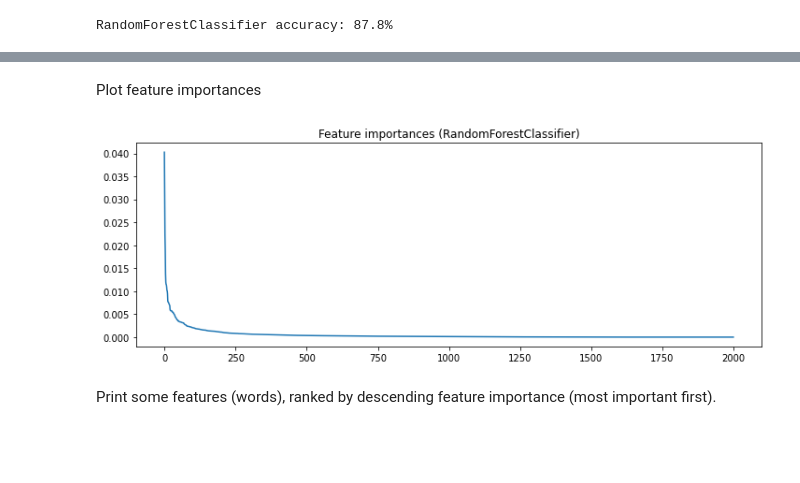
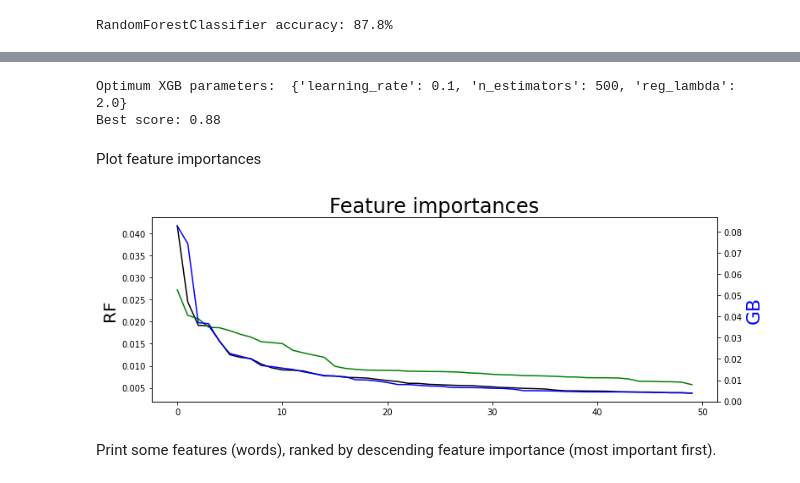
Before and after one commit to Frederic-vW/arXiv-vs-snarXiv, a Jupyter notebook: snarxiv_learn.ipynb, the cells around one changed output, grey strips where cells are left out. Drawn from its saved outputs; the diff is of its cells as text; code cells hidden in the pictures; blank space fills up the shorter version.

```diff
--- a/snarxiv_learn.ipynb
+++ b/snarxiv_learn.ipynb
@@ -356,0 +500,18 @@ RandomForestClassifier accuracy: 87.8%
+# %%
+#gamma=0.1, learning_rate=0.05, max_delta_step=0, max_depth=8,
+#   min_child_weight=6, missing=None, n_estimators=250, nthread=8,
+#   objective='binary:logistic', reg_alpha=0, reg_lambda=1,
+#   scale_pos_weight=1, seed=0, silent=False, subsample=0.9)
+import xgboost as xgb
+from xgboost import XGBClassifier
+
+gs_xgc = GridSearchCV(
+    XGBClassifier(verbose_eval=False),
+    param_grid={
+        'n_estimators': [100, 200, 300, 400, 500],
+        'learning_rate': [0.01, 0.1, 0.5, 1.0],
+        'reg_lambda' : [0.1, 0.5, 1.0, 2.0],
+    },
+    return_train_score=True,
+)
+gs_xgc.fit(X_train, y_train) # , eval_metric='binary:logistic', eval_metric='rmse'
@@ -357,14 +628,42 @@ RandomForestClassifier accuracy: 87.8%
+# %%
+print("Optimum XGB parameters: ", gs_xgc.best_params_)
+print(f"Best score: {gs_xgc.best_score_:.2f}")
+# %% [output]
+Optimum XGB parameters:  {'learning_rate': 0.1, 'n_estimators': 500, 'reg_lambda': 2.0}
+Best score: 0.88
+# %%
+xgc = gs_xgc.best_estimator_
 # %% [markdown]
 Plot feature importances
-# %%
-idx_sorted = np.argsort(rf.feature_importances_)[::-1] # descending: max (important) .... min (not important)
-vals_sorted = rf.feature_importances_[idx_sorted]
-plt.figure(figsize=(12,4))
-plt.plot(vals_sorted)
-plt.title(f"Feature importances ({rf.__class__.__name__:s})")
-plt.show()
-# %% [output]
-[figure, removed]
+# %%
+# sort in descending order: max (important) .... min (not important)
+rf_idx_sorted = np.argsort(rf.feature_importances_)[::-1]
+rf_vals_sorted = rf.feature_importances_[rf_idx_sorted]
+
+gb_idx_sorted = np.argsort(gb.feature_importances_)[::-1]
+gb_vals_sorted = gb.feature_importances_[gb_idx_sorted]
+
+xgc_idx_sorted = np.argsort(xgc.feature_importances_)[::-1]
+xgc_vals_sorted = xgc.feature_importances_[xgc_idx_sorted]
+
+fmax = 50 # number of plotted features
+plt.figure(figsize=(12,4))
+ax1 = plt.gca()
+
+ax1.plot(rf_vals_sorted[:fmax], '-k')
+ax1.set_ylabel("RF", fontsize=20, color='k')
+
+ax1.plot(xgc_vals_sorted[:fmax], '-g')
+#ax2.set_ylabel("GB", fontsize=22, color='g')
+
+ax2 = ax1.twinx()
+ax2.plot(gb_vals_sorted[:fmax], '-b')
+ax2.set_ylabel("GB", fontsize=22, color='b')
+
+plt.title(f"Feature importances", fontsize=24)
+plt.show()
+# %% [output]
+[figure, added]
 # %% [markdown]
 Print some features (words), ranked by descending feature importance (most important first).
 # %%
```
Also changed, not shown: parts of 25 cells of this notebook.
